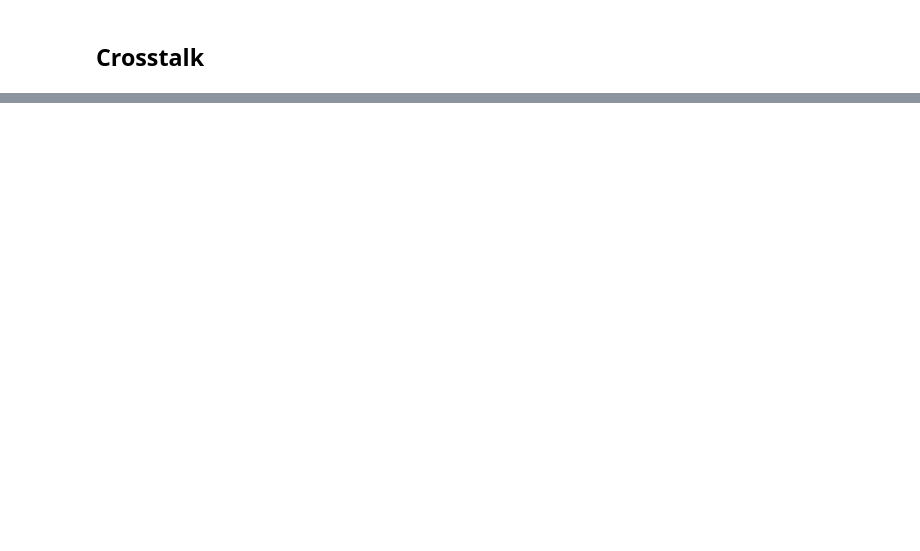
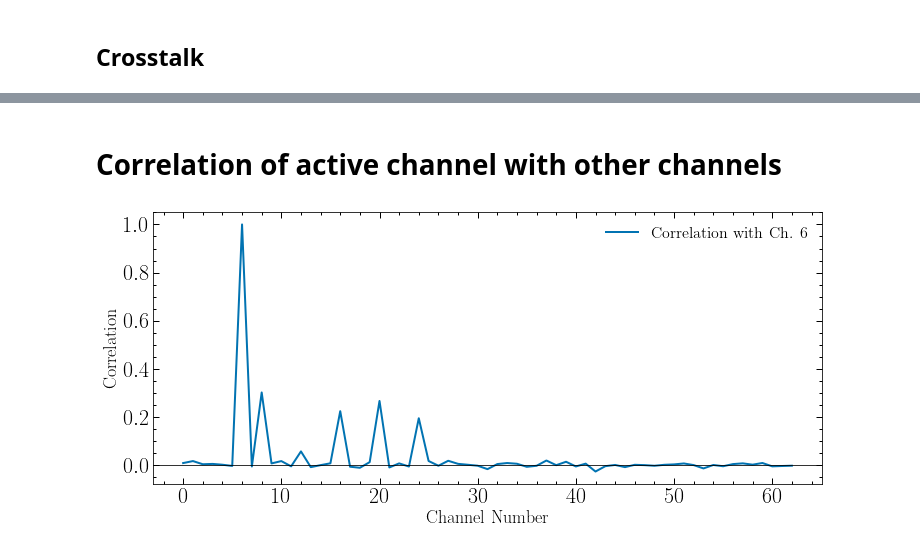
Before and after one commit to svanikt/GRAMS, a Jupyter notebook: pGRAMS Readout Analysis.ipynb, the cells around one changed output, grey strips where cells are left out. Cells and saved outputs as stored; diff of their text form; code cells hidden in the pictures; blank space fills up the shorter version.

Commit message:
added cross talk

```diff
--- a/pGRAMS Readout Analysis.ipynb
+++ b/pGRAMS Readout Analysis.ipynb
@@ -450,0 +488,20 @@ plt.show()
+# %%
+channels, counts = counts_per_channel(file_list)
+# %%
+channels = sorted(counts.keys())
+adc_counts = np.array([counts[ch] for ch in channels])
+adc_counts = adc_counts.T
+# Normalize ADC counts to zero mean and unit variance
+normalized_adc_counts = (adc_counts - np.mean(adc_counts, axis=0)) / np.std(adc_counts, axis=0)
+# Compute correlation matrix
+correlation_matrix = np.corrcoef(normalized_adc_counts, rowvar=False)
+
+#Compute covariance matrix
+#covariance_matrix = np.cov(normalized_adc_counts, rowvar=False)
+
+#plt.figure(figsize=(10, 8))
+#sns.heatmap(correlation_matrix, annot=True, cmap='coolwarm', center=0, vmin=-1, vmax=1)
+#plt.title('Cross-Talk Correlation Matrix')
+#plt.xlabel('Channels')
+#plt.ylabel('Channels')
+#plt.show()
@@ -450,0 +510,13 @@ plt.show()
+# %% [markdown]
+# Correlation of active channel with other channels
+# %%
+plt.figure(figsize=[12,5])
+plt.plot(channels, correlation_matrix[6], color=colors[0], label='Correlation with Ch. {}'.format(active_ch))
+plt.xlabel('Channel Number')
+plt.ylabel('Correlation'.format(active_ch))
+plt.axhline(0, color='black', linewidth=0.8)
+
+plt.legend()
+plt.show()
+# %% [output]
+[figure, added]
```
Also changed, not shown: parts of 20 cells of this notebook.
